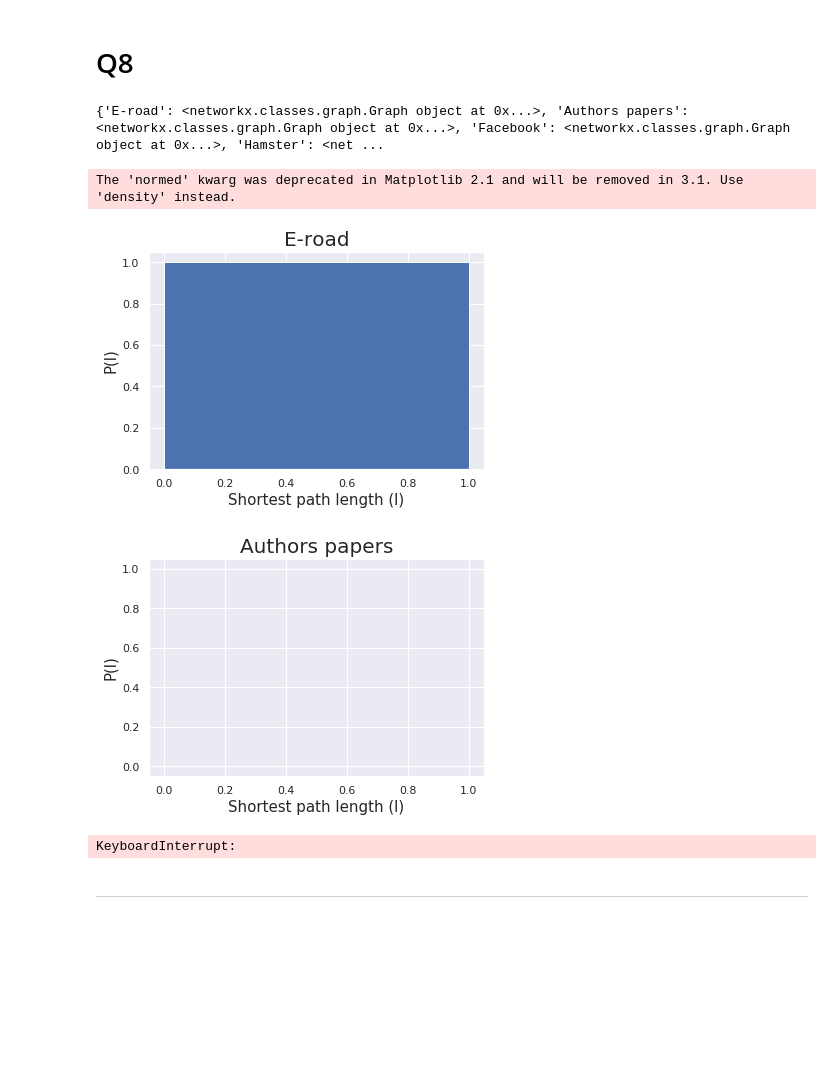
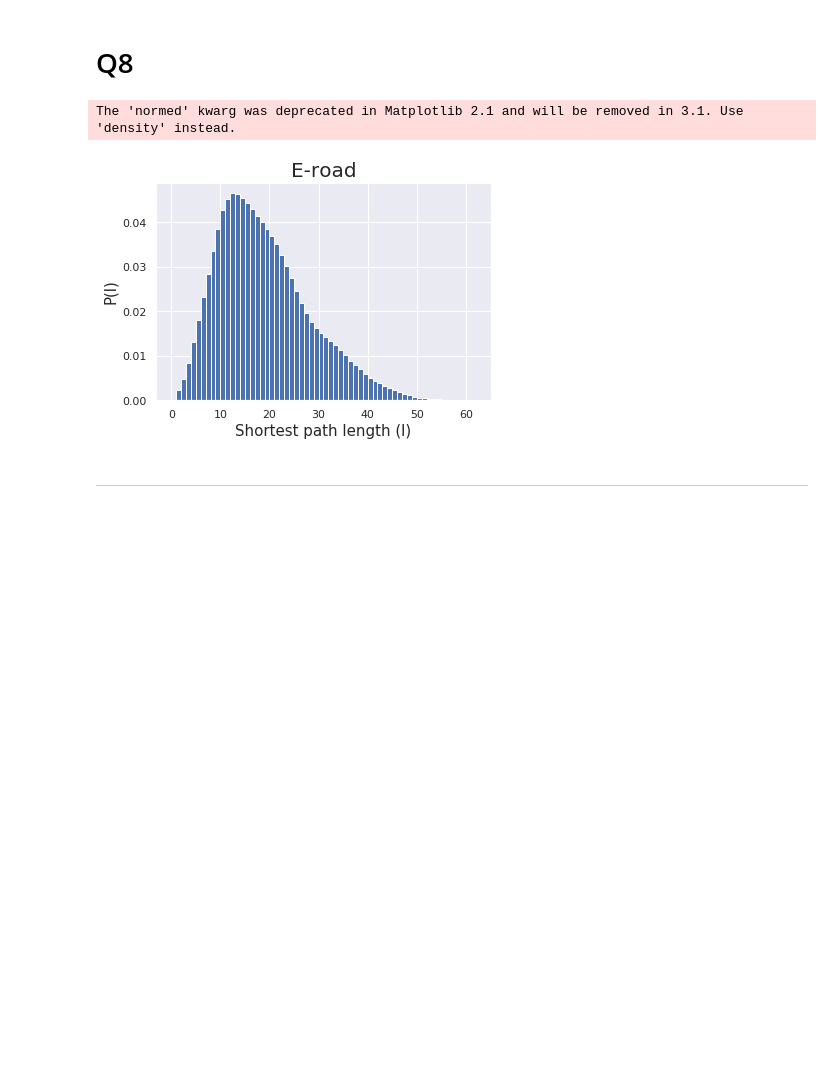
Before and after one commit to gmelodie/Complex-Networks, a Jupyter notebook: lista1/lista1.ipynb, the cells around one changed output. Cells and saved outputs as stored; diff of their text form; code cells hidden in the pictures; blank space fills up the shorter version.

Commit message:
Add final fixes (testing takes some time

```diff
--- a/lista1/lista1.ipynb
+++ b/lista1/lista1.ipynb
@@ -671,19 +672,15 @@ def distribution_shortest_path(G, title="Distribution of the geodesic distances"
         print("-"*10 + "ERROR!" + "-"*10)
         print("The graph has more than one connected component")
 # %%
-testing = True
 graphs = {x:y for x, y in all_graphs.items() if x != "Authors papers"}
 
 for graph_name, graph in graphs.items():
-    connected_graph = get_biggest_component(graph, testing=testing)
+    connected_graph = get_biggest_component(graph)
     connected_graph = nx.convert_node_labels_to_integers(connected_graph)
     distribution_shortest_path(connected_graph, title=graph_name)
 # %% [output]
-{'E-road': <networkx.classes.graph.Graph object at 0x...>, 'Authors papers': <networkx.classes.graph.Graph object at 0x...>, 'Facebook': <networkx.classes.graph.Graph object at 0x...>, 'Hamster': <net ...
+The 'normed' kwarg was deprecated in Matplotlib 2.1 and will be removed in 3.1. Use 'density' instead.
-The 'normed' kwarg was deprecated in Matplotlib 2.1 and will be removed in 3.1. Use 'density' instead.
-[figure, old version]
+[figure, new version]
-[figure, removed]
-KeyboardInterrupt:
 # %% [markdown]
 
 
```
Also changed, not shown: parts of 19 cells of this notebook, 3 other files.
